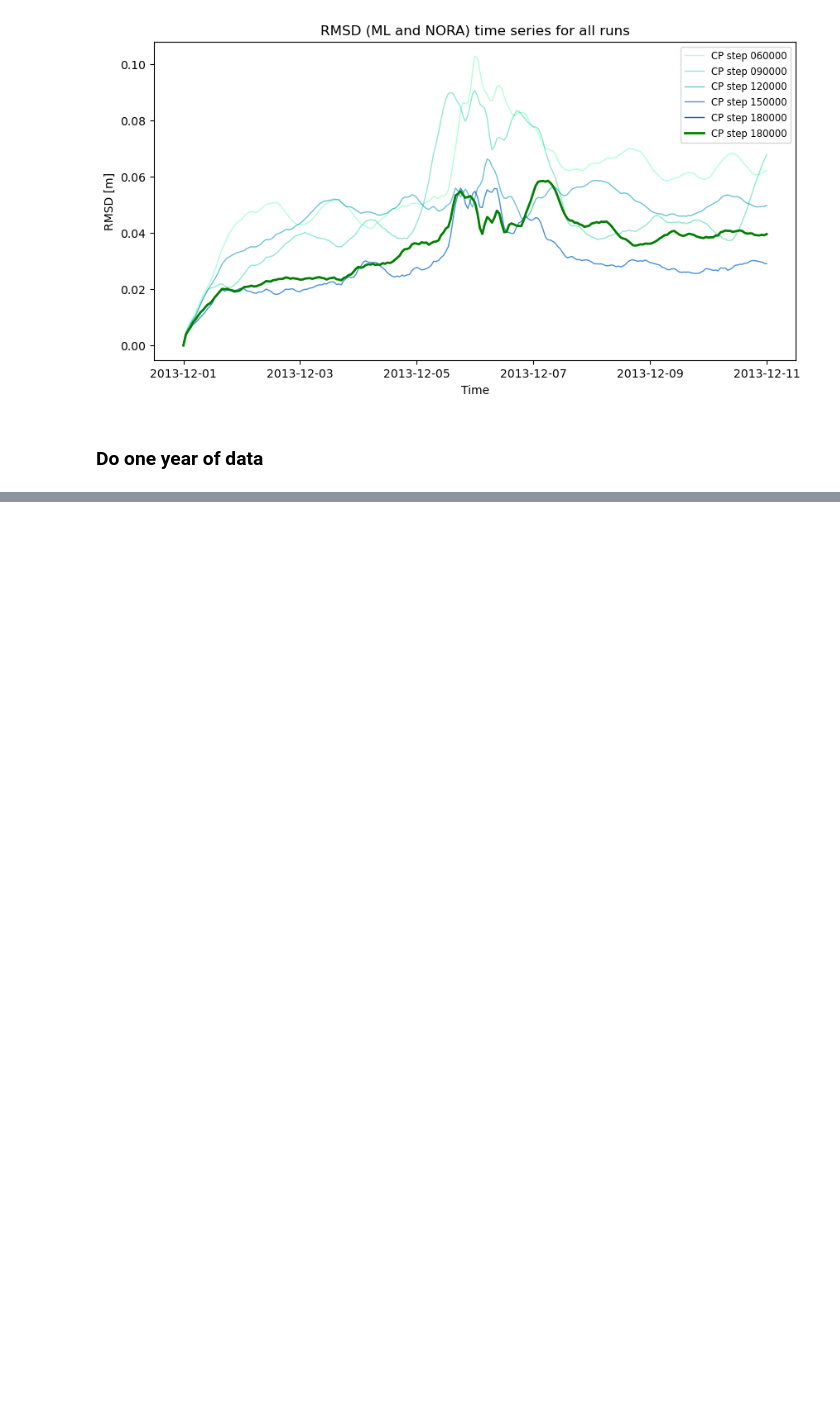
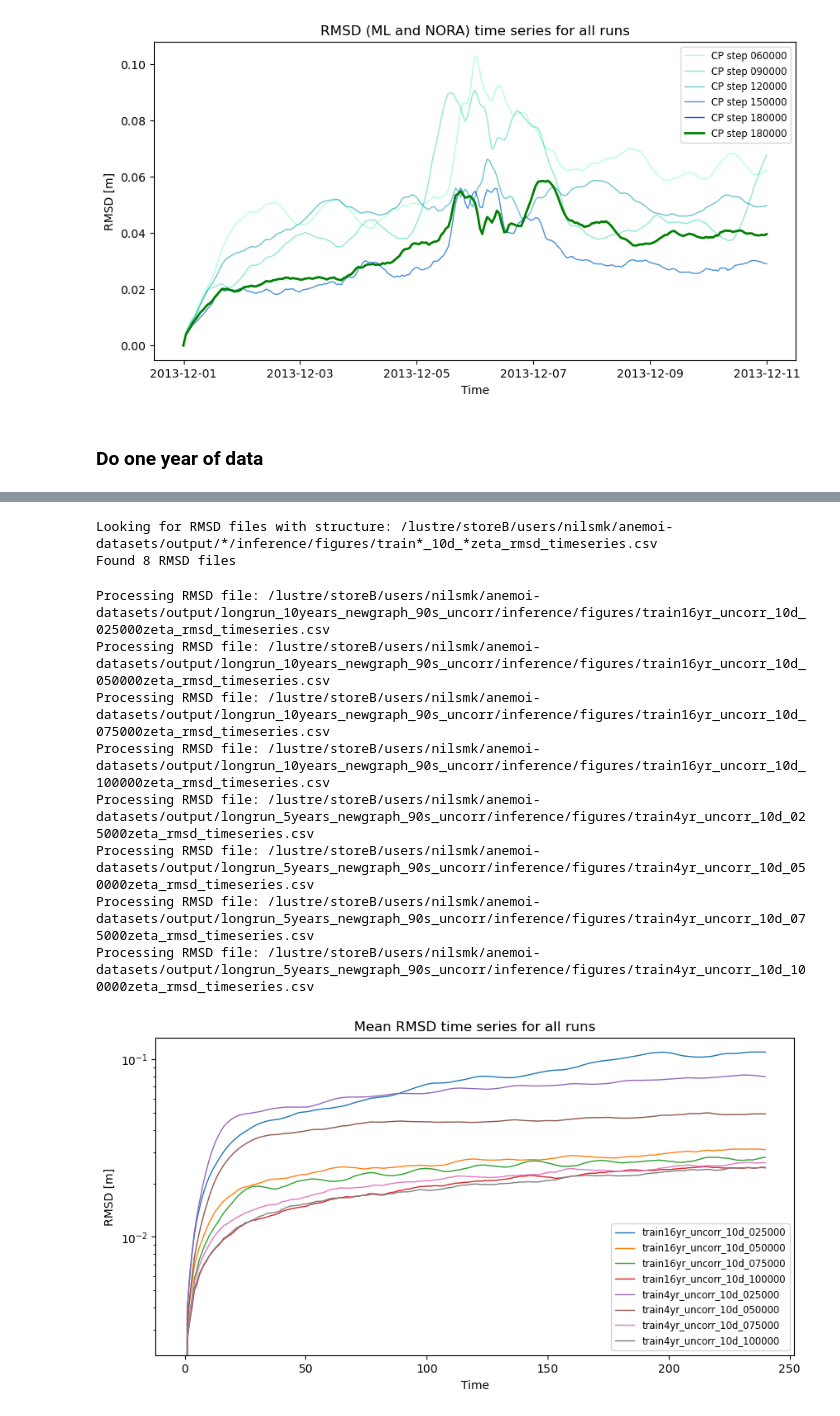
Before and after one commit to nilsmkMET/anemoi-stormsurge, a Jupyter notebook: notebooks/plot_netcdf.ipynb, the cells around one changed output, grey strips where cells are left out. Drawn from its saved outputs; the diff is of its cells as text; code cells hidden in the pictures; blank space fills up the shorter version.

```diff
--- a/notebooks/plot_netcdf.ipynb
+++ b/notebooks/plot_netcdf.ipynb
@@ -471,0 +623,38 @@ if do_one_year:
+# %%
+# Plot all dataframes in csv file in one plot:
+filestruct = os.path.join(commondir, '*', 'inference/figures', 'train*_10d_*zeta_rmsd_timeseries.csv')
+print(f'Looking for RMSD files with structure: {filestruct}')
+rmsd_files = glob.glob(filestruct)
+rmsd_files.sort()
+print(f'Found {len(rmsd_files)} RMSD files')
+# %% [output]
+Looking for RMSD files with structure: /lustre/storeB/users/nilsmk/anemoi-datasets/output/*/inference/figures/train*_10d_*zeta_rmsd_timeseries.csv
+Found 8 RMSD files
+# %%
+# Plot the mean over axis 0 for each file in one plot
+fig, ax = plt.subplots(figsize=(10, 5))
+for rmsd_file in rmsd_files:
+    print(f'Processing RMSD file: {rmsd_file}')
+    rmse_df = pd.read_csv(rmsd_file, index_col=0)
+    mean_rmse = np.mean(rmse_df.values, axis=0)
+    label = os.path.basename(rmsd_file).replace('zeta_rmsd_timeseries.csv', '')
+    ax.plot(np.arange(mean_rmse.shape[0]), mean_rmse, label=label, lw=1)
+ax.set_title(f'Mean RMSD time series for all runs')
+ax.set_xlabel('Time')
+ax.set_ylabel('RMSD [m]')
+ax.legend(fontsize='small')
+# set logscale on y axis
+ax.set_yscale('log')
+# plt.savefig(os.path.join(odir, f'all_runs_mean_zeta_rmsd_timeseries.png'), dpi=100)
+# print(f'Mean RMSD time series plot saved to {os.path.join(odir, "all_runs_mean_zeta_rmsd_timeseries.png")}')
+plt.show()
+# %% [output]
+Processing RMSD file: /lustre/storeB/users/nilsmk/anemoi-datasets/output/longrun_10years_newgraph_90s_uncorr/inference/figures/train16yr_uncorr_10d_025000zeta_rmsd_timeseries.csv
+Processing RMSD file: /lustre/storeB/users/nilsmk/anemoi-datasets/output/longrun_10years_newgraph_90s_uncorr/inference/figures/train16yr_uncorr_10d_050000zeta_rmsd_timeseries.csv
+Processing RMSD file: /lustre/storeB/users/nilsmk/anemoi-datasets/output/longrun_10years_newgraph_90s_uncorr/inference/figures/train16yr_uncorr_10d_075000zeta_rmsd_timeseries.csv
+Processing RMSD file: /lustre/storeB/users/nilsmk/anemoi-datasets/output/longrun_10years_newgraph_90s_uncorr/inference/figures/train16yr_uncorr_10d_100000zeta_rmsd_timeseries.csv
+Processing RMSD file: /lustre/storeB/users/nilsmk/anemoi-datasets/output/longrun_5years_newgraph_90s_uncorr/inference/figures/train4yr_uncorr_10d_025000zeta_rmsd_timeseries.csv
+Processing RMSD file: /lustre/storeB/users/nilsmk/anemoi-datasets/output/longrun_5years_newgraph_90s_uncorr/inference/figures/train4yr_uncorr_10d_050000zeta_rmsd_timeseries.csv
+Processing RMSD file: /lustre/storeB/users/nilsmk/anemoi-datasets/output/longrun_5years_newgraph_90s_uncorr/inference/figures/train4yr_uncorr_10d_075000zeta_rmsd_timeseries.csv
+Processing RMSD file: /lustre/storeB/users/nilsmk/anemoi-datasets/output/longrun_5years_newgraph_90s_uncorr/inference/figures/train4yr_uncorr_10d_100000zeta_rmsd_timeseries.csv
+[figure, added]
```
Also changed, not shown: parts of 28 cells of this notebook, 11 other files.
